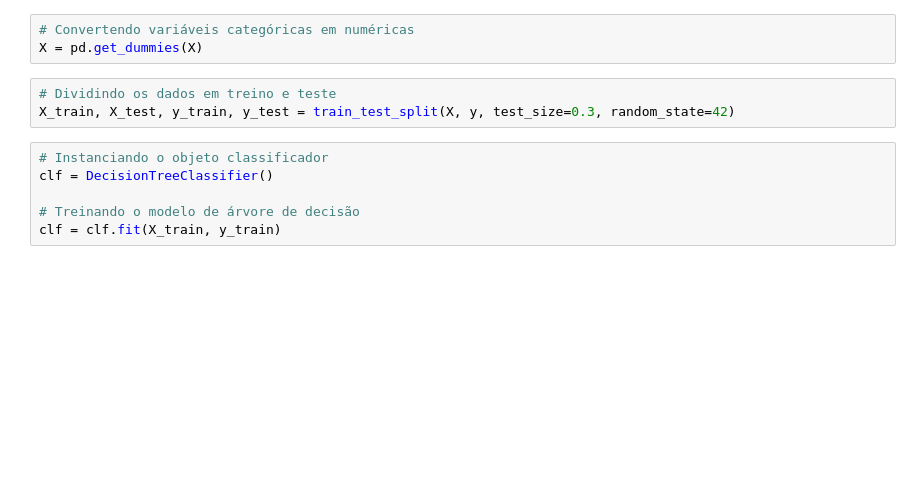
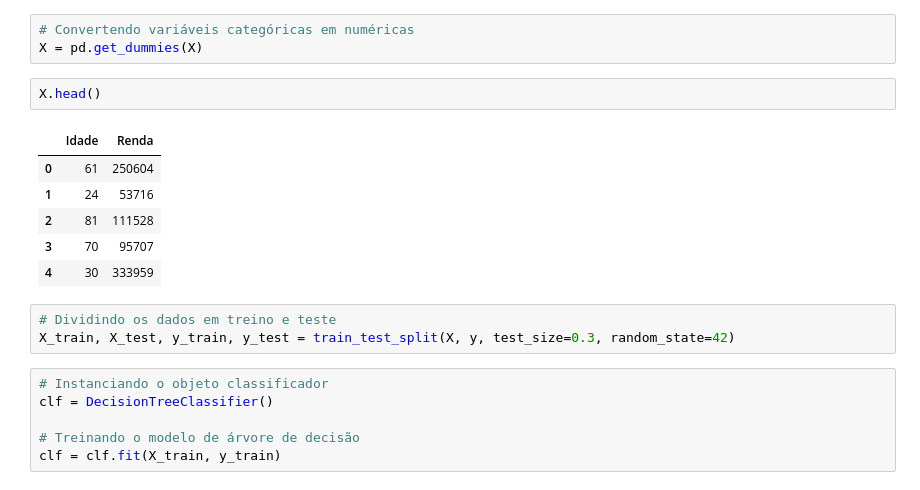
Before and after one commit to sergiourzedojunior/decisiontree, a Jupyter notebook: exemplo_clientes.ipynb, the cells around one changed output. Drawn from its saved outputs; the diff is of its cells as text; blank space fills up the shorter version.

```diff
--- a/exemplo_clientes.ipynb
+++ b/exemplo_clientes.ipynb
@@ -50,6 +78,15 @@ y = clientes['Tipo_Plano']
 # %%
 # Convertendo variáveis categóricas em numéricas
 X = pd.get_dummies(X)
+# %%
+X.head()
+# %% [output]
+|  | Idade | Renda |
+| 0 | 61 | 250604 |
+| 1 | 24 | 53716 |
+| 2 | 81 | 111528 |
+| 3 | 70 | 95707 |
+| 4 | 30 | 333959 |
 # %%
 # Dividindo os dados em treino e teste
 X_train, X_test, y_train, y_test = train_test_split(X, y, test_size=0.3, random_state=42)
```
Also changed, not shown: parts of 15 cells of this notebook.
